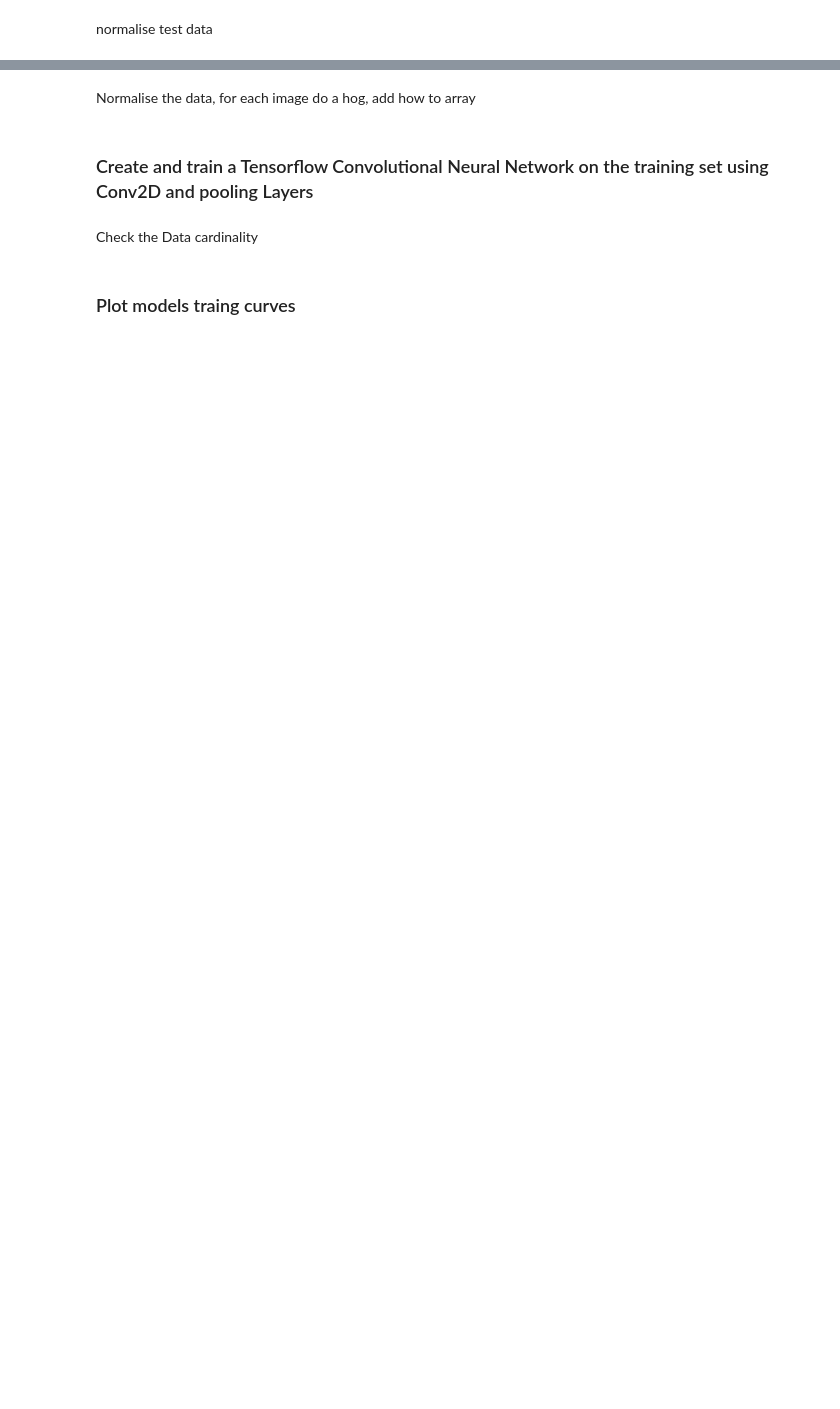
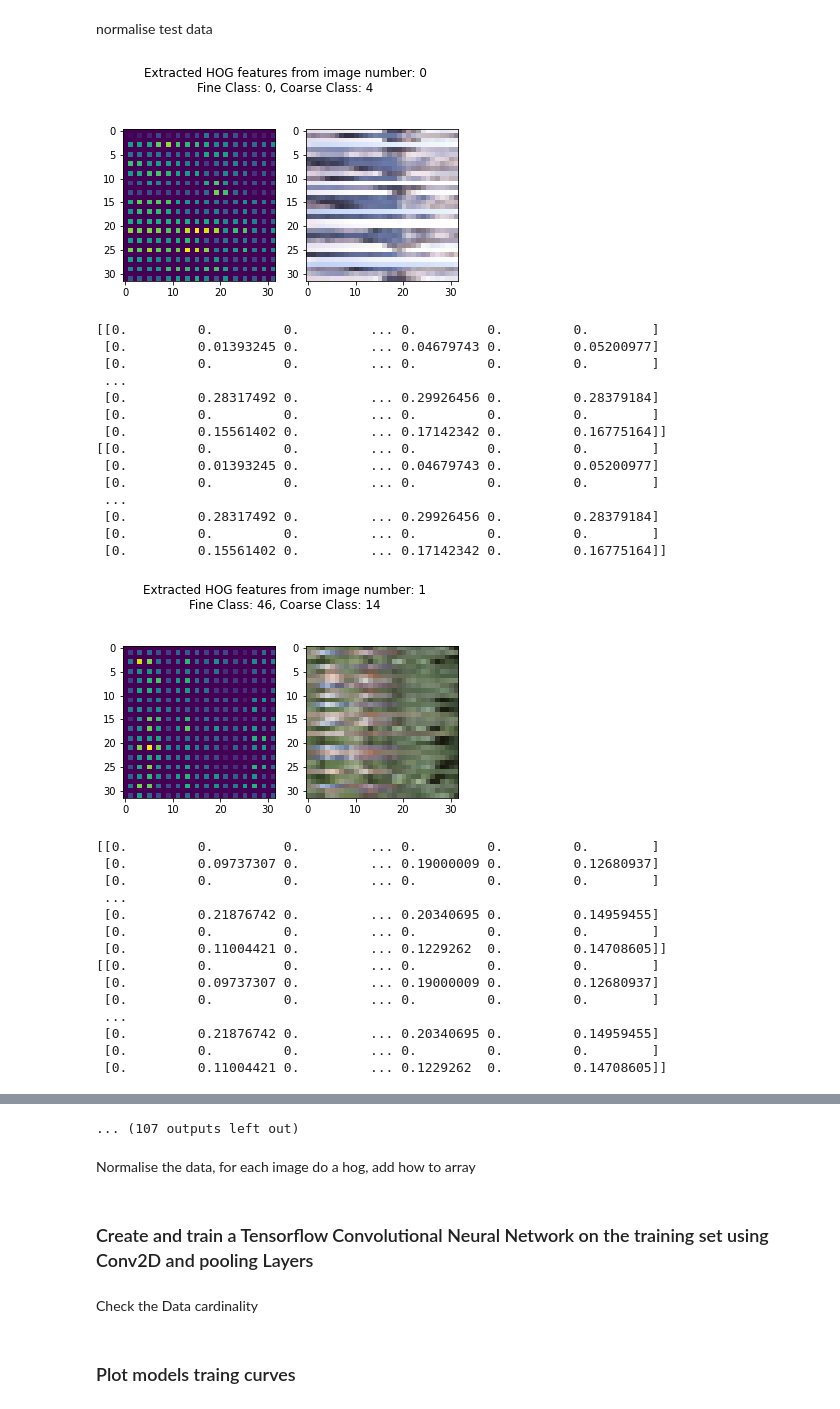
Before and after one commit to plasticglasses/BDML-Introduction, a Jupyter notebook: Coursework/CW_M45J/Object Recognition using CNN.ipynb, the cells around one changed output, grey strips where cells are left out. Cells and saved outputs as stored; diff of their text form; code cells hidden in the pictures; blank space fills up the shorter version.

```diff
--- a/Coursework/CW_M45J/Object Recognition using CNN.ipynb
+++ b/Coursework/CW_M45J/Object Recognition using CNN.ipynb
@@ -114,40 +114,50 @@ normalise test data
 # %%
 
 test_images_normalised = []
 
-
 try:
-
     data = load('hog_array_test.npy')
-
     print(data)
 except:
     for image_index in range(0, 100):
-        image = test_images_reshaped[:, :, :, image_index]
+        image = test_images[:, :, :, image_index]
 
         # Extract features from a single image
         _, hog_image = skimage.feature.hog(image, pixels_per_cell=[2,2], cells_per_block=[3,3], visualize=True)
-
-        plt.figure()
-        plt.subplot(121)
-        plt.imshow(hog_image)
-        plt.subplot(122)
-        plt.imshow(image)
-        plt.suptitle(f'Extracted HOG features from image number: {image_index}\nFine Class: {label_fine[image_index]}, Coarse Class: {label_coarse[image_index]}')
-        plt.show(block=False)
-
-        print(hog_image)
         test_images_normalised.append(hog_image)
-        #test_images_normalised[image_index] = hog_image
-
-        print(test_images_normalised[image_index])
-
-        train_images_output = np.array(test_images_normalised)
 
 
-        # save numpy array as npy file
-
-
+    train_images_output = np.array(test_images_normalised)
     data = asarray(train_images_output)
-        # save to npy file
     save('hog_array_test.npy', data)
+# %% [output]
+[figure, added]
+[[0.         0.         0.         ... 0.         0.         0.        ]
+ [0.         0.01393245 0.         ... 0.04679743 0.         0.05200977]
+ [0.         0.         0.         ... 0.         0.         0.        ]
+ ...
+ [0.         0.28317492 0.         ... 0.29926456 0.         0.28379184]
+ [0.         0.         0.         ... 0.         0.         0.        ]
+ [0.         0.15561402 0.         ... 0.17142342 0.         0.16775164]]
+[[0.         0.         0.         ... 0.         0.         0.        ]
+ [0.         0.01393245 0.         ... 0.04679743 0.         0.05200977]
+ [0.         0.         0.         ... 0.         0.         0.        ]
+ ...
+ [0.         0.28317492 0.         ... 0.29926456 0.         0.28379184]
+ [0.         0.         0.         ... 0.         0.         0.        ]
+ [0.         0.15561402 0.         ... 0.17142342 0.         0.16775164]]
+[figure, added]
+[[0.         0.         0.         ... 0.         0.         0.        ]
+ [0.         0.09737307 0.         ... 0.19000009 0.         0.12680937]
+ [0.         0.         0.         ... 0.         0.         0.        ]
+ ...
+ [0.         0.21876742 0.         ... 0.20340695 0.         0.14959455]
+ [0.         0.         0.         ... 0.         0.         0.        ]
+ [0.         0.11004421 0.         ... 0.1229262  0.         0.14708605]]
+[[0.         0.         0.         ... 0.         0.         0.        ]
+ [0.         0.09737307 0.         ... 0.19000009 0.         0.12680937]
+ [0.         0.         0.         ... 0.         0.         0.        ]
+ ...
+ [0.         0.21876742 0.         ... 0.20340695 0.         0.14959455]
+ [0.         0.         0.         ... 0.         0.         0.        ]
+ [0.         0.11004421 0.         ... 0.1229262  0.         0.14708605]]
@@ -154,3 +224,4 @@ except:
+... (107 outputs left out)
 # %%
 print(test_images_normalised)
 # %% [markdown]
```
Also changed, not shown: parts of 4 cells of this notebook, 2 other files.
